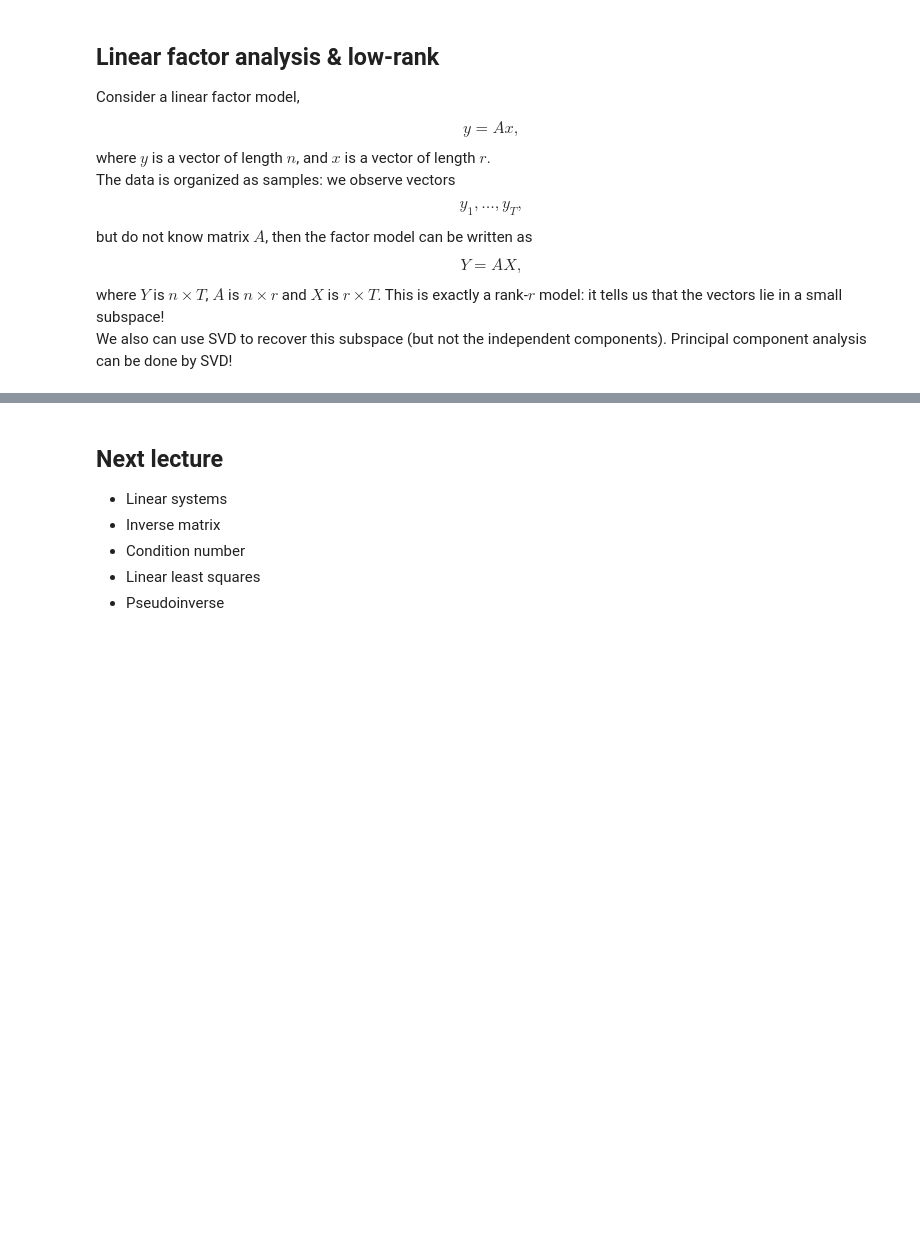
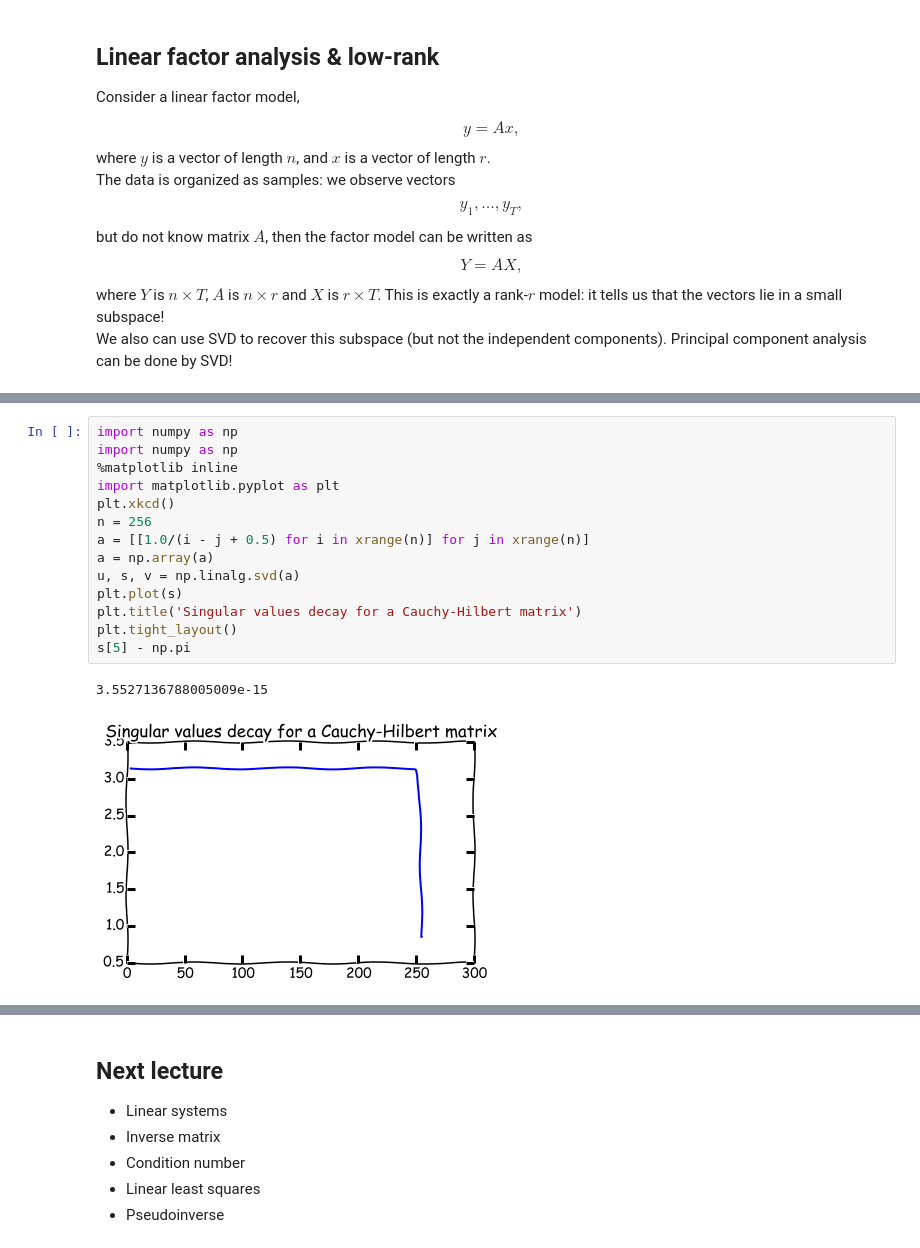
Before and after one commit to oseledets/nla2016, a Jupyter notebook: lectures/lecture-4.ipynb, the cells around one changed output, grey strips where cells are left out. Drawn from its saved outputs; the diff is of its cells as text; blank space fills up the shorter version.

```diff
--- a/lectures/lecture-4.ipynb
+++ b/lectures/lecture-4.ipynb
@@ -405,0 +590,17 @@ We also can use SVD to recover this subspace (but not the independent components
+# %%
+import numpy as np
+import numpy as np
+%matplotlib inline
+import matplotlib.pyplot as plt
+plt.xkcd()
+n = 256
+a = [[1.0/(i - j + 0.5) for i in xrange(n)] for j in xrange(n)]
+a = np.array(a)
+u, s, v = np.linalg.svd(a)
+plt.plot(s)
+plt.title('Singular values decay for a Cauchy-Hilbert matrix')
+plt.tight_layout()
+s[5] - np.pi
+# %% [output]
+3.5527136788005009e-15
+[figure, added]
```
Also changed, not shown: parts of 19 cells of this notebook.
